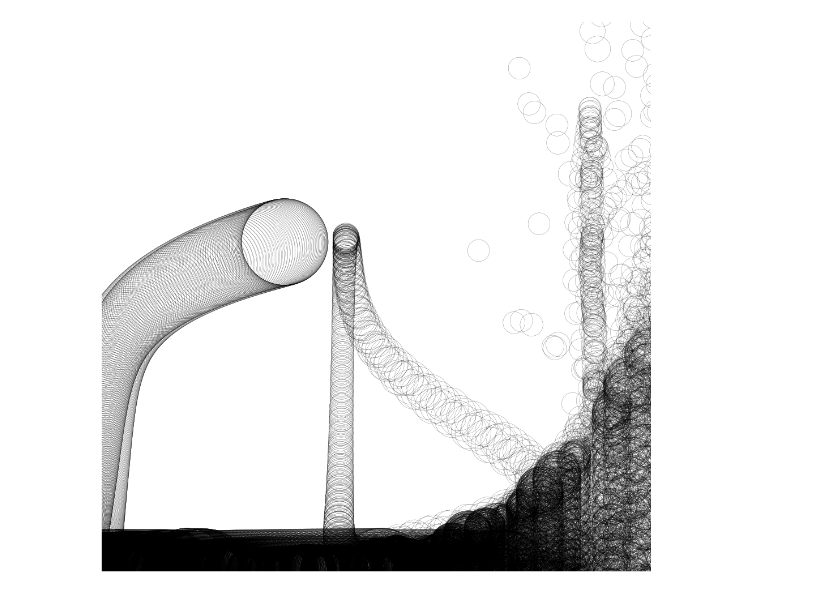
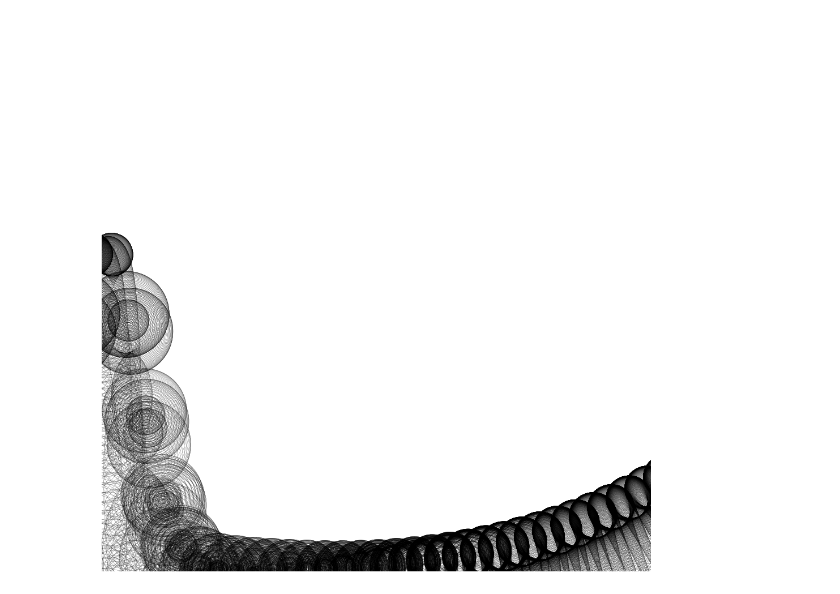
Before and after one commit to MatTheTab/mathematical-image-synthesis, a Jupyter notebook: equation_to_image.ipynb, the cells around one changed output. Drawn from its saved outputs; the diff is of its cells as text; code cells hidden in the pictures.

```diff
--- a/equation_to_image.ipynb
+++ b/equation_to_image.ipynb
@@ -1,32 +1,37 @@
 # %%
 import numpy as np
 import matplotlib.pyplot as plt
 
 def A(k):
     return ((3 * k) / 45000
-            + np.sin(17 * np.pi * k / 20) * (k / 20000)**5 * np.cos(41 * np.pi * k / 20000)**6
-            + (1 / 3) * np.cos(41 * np.pi * k / 20000)**16
-            + (1 / 3) * np.cos(41 * np.pi * k / 20000)**80 * np.cos(np.pi * k / 40000)**12 * np.sin(6 * np.pi * k / 20000))
+            + np.sin((17*np.pi/20)*((k/20000)**5))*(np.cos((41*np.pi*k)/20000)**6)
+            + (((1/3*np.cos(41*np.pi*k/20000))**16) + 1/3*(np.cos(41*np.pi*k/20000)**80))
+            * (np.cos(np.pi*k/40000)**12) * (np.sin(6*np.pi*k/20000)))
 
 def B(k):
-    return ((15 / 30) * (k / 20000)**4
-            - np.cos(17 * np.pi * k / 20) * (k / 20000)**5 * (11 / 10 + (45 / 20) * np.cos(41 * np.pi * k / 20000)**8)
-            + (12 / 20) * np.cos(3 * np.pi * k / 20000)**10 * np.cos(9 * np.pi * k / 20000)**10 * np.cos(18 * np.pi * k / 20000)**10)
+    return ((15 / 30) * ((k/20000)**4) - np.cos((17*np.pi/20)*(k/20000)**5)
+            * (11/10 + 45/20*(((np.cos(np.pi*k/40000))**8)*(np.cos(3*np.pi*k/40000))**6))
+            * (np.cos(41*np.pi*k/20000)**6)
+            + 12/20*(np.cos(3*np.pi*k/200000)**10)
+            * (np.cos(9*np.pi*k/200000)**10)
+            * (np.cos(18*np.pi*k/200000)**10))
 
 def R(k):
-    return (1 / 50
-            + (1 / 40) * np.sin(41 * np.pi * k / 20000)**2 * np.sin(9 * np.pi * k / 20000)**2
-            + (1 / 17) * np.cos(41 * np.pi * k / 20000)**2 * np.cos(np.pi * k / 40000)**10)
+    return (1/50
+            + (1/40)*(np.sin(41*np.pi*k/20000)**2)
+            * (np.sin(9*np.pi*k/200000)**2)
+            + (1/17)*np.cos(((41*np.pi*k)/20000)**2)
+            * (np.cos(np.pi*k/40000)**10))
 
 # Plotting
 fig, ax = plt.subplots(figsize=(10, 10))
 for k in range(-20000, 20001):
     a, b, r = A(k), B(k), R(k)
     ax.add_patch(plt.Circle((a, b), r, color='black', fill=False, linewidth=0.15))
 
 ax.set_aspect('equal')
 ax.axis('off')
 plt.tight_layout()
 plt.show()
 # %% [output]
-[figure, old version]
+[figure, new version]
```
